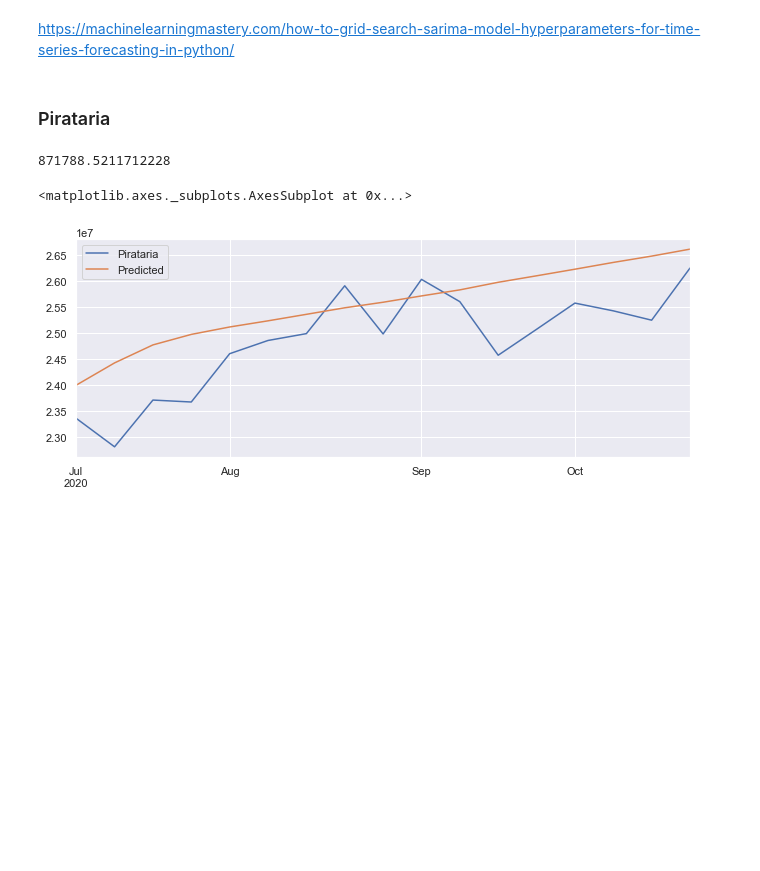
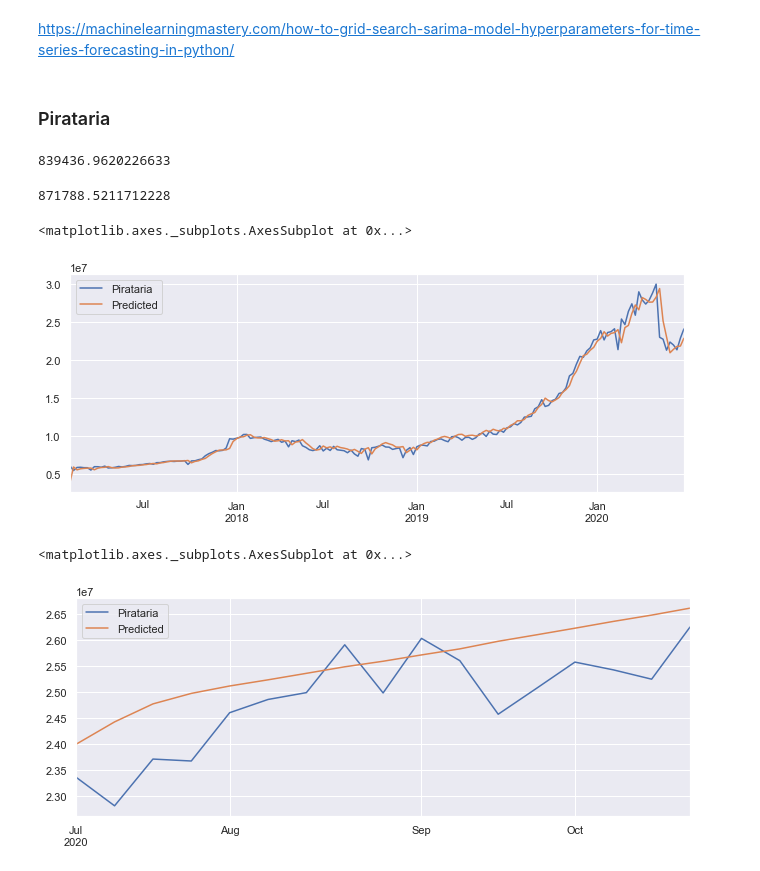
Before and after one commit to gustavo-pohlmann/TCC, a Jupyter notebook: TCC.ipynb, the cells around one changed output. Cells and saved outputs as stored; diff of their text form; code cells hidden in the pictures; blank space fills up the shorter version.

```diff
--- a/TCC.ipynb
+++ b/TCC.ipynb
@@ -207,10 +252,19 @@ model = SARIMAX(train.Pirataria, order=(2, 0, 3), seasonal_order=(2, 0, 3, 52),
 model_fit = model.fit()
 # %%
 yhat = model_fit.forecast(17)
+# %%
+measure_rmse(train.Pirataria,model_fit.predict())
+# %% [output]
+839436.9620226633
 # %%
 measure_rmse(test.Pirataria,yhat)
 # %% [output]
 871788.5211712228
+# %%
+pd.DataFrame(train.Pirataria,columns=['Pirataria']).join(pd.DataFrame(model_fit.predict(),columns=['Predicted'])).plot() # shit, maybe predict was better than forecast for testing
+# %% [output]
+<matplotlib.axes._subplots.AxesSubplot at 0x...>
+[figure, added]
 # %%
 pd.DataFrame(test.Pirataria,columns=['Pirataria']).join(pd.DataFrame(yhat,columns=['Predicted'])).plot()
 # %% [output]
```
Also changed, not shown: parts of 17 cells of this notebook.
